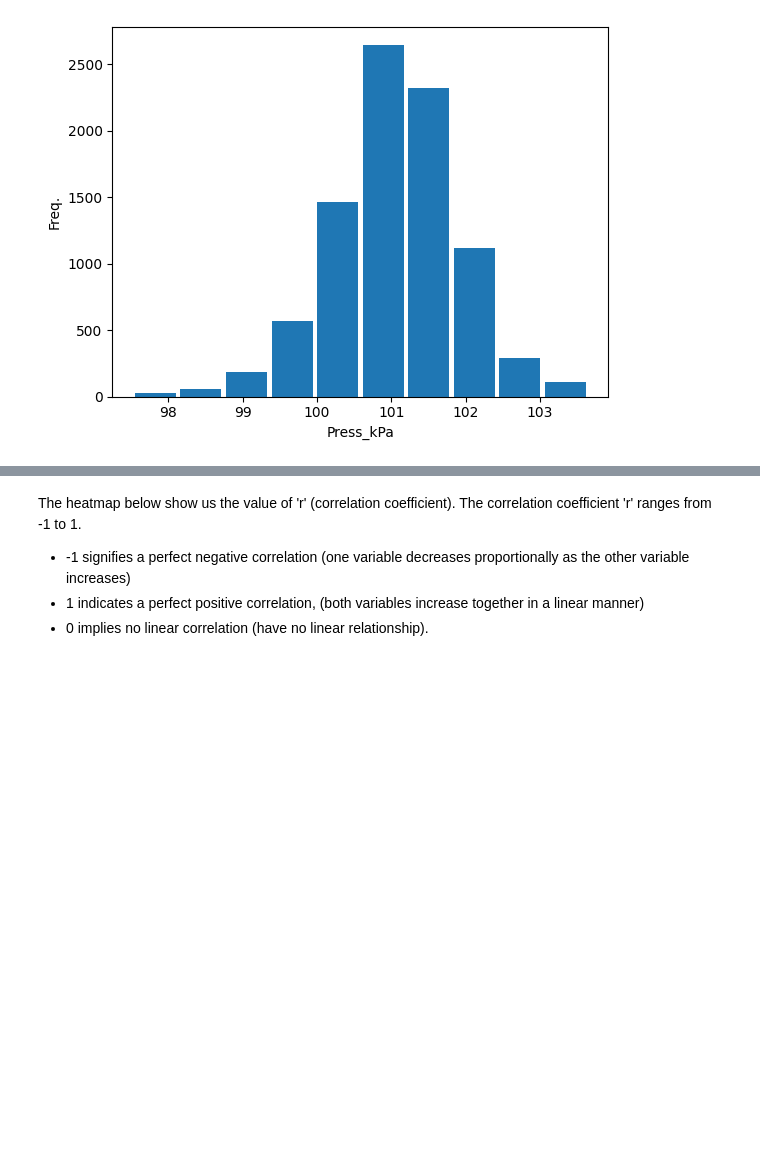
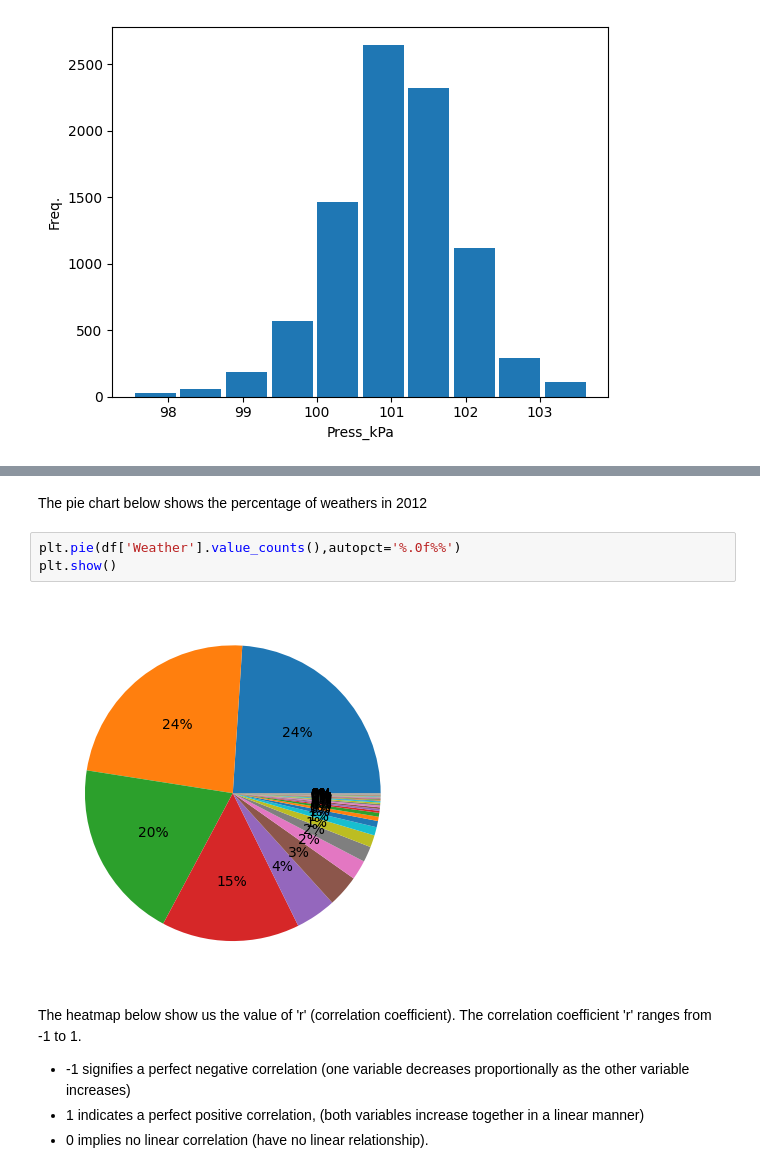
Before and after one commit to JayaWinata/Weather-EDA, a Jupyter notebook: weather_EDA.ipynb, the cells around one changed output, grey strips where cells are left out. Saved outputs shown, nothing was run; the diff lists cells and outputs as text; blank space fills up the shorter version.

```diff
--- a/weather_EDA.ipynb
+++ b/weather_EDA.ipynb
@@ -125,3 +125,10 @@ for i in numeric_df.columns:
+# %% [markdown]
+The pie chart below shows the percentage of weathers in 2012
+# %%
+plt.pie(df['Weather'].value_counts(),autopct='%.0f%%')
+plt.show()
+# %% [output]
+[figure, added]
 # %% [markdown]
 The heatmap below show us the value of 'r' (correlation coefficient). The correlation coefficient 'r' ranges from -1 to 1.
 * -1 signifies a perfect negative correlation (one variable decreases proportionally as the other variable increases)
```
Also changed, not shown: parts of 4 cells of this notebook.
